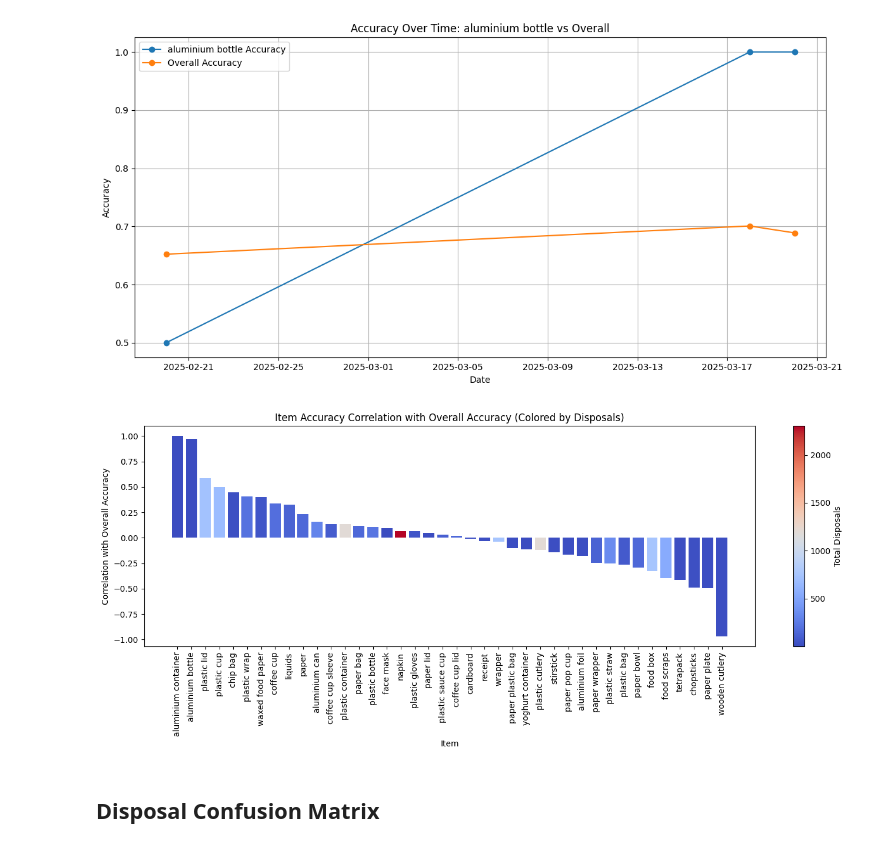
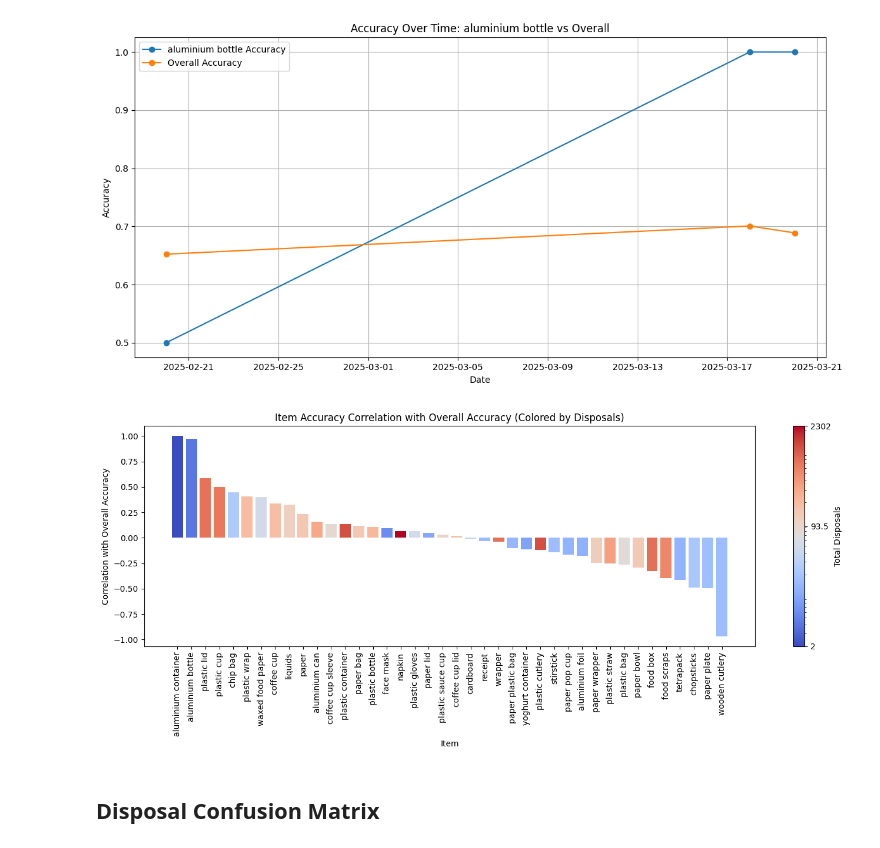
Before and after one commit to bps78/Oscar-Research-Project, a Jupyter notebook: oscar_project.ipynb, the cells around one changed output. Cells and saved outputs as stored; diff of their text form; code cells hidden in the pictures.

Commit message:
Updated Accuracy Correlation Visual

```diff
--- a/oscar_project.ipynb
+++ b/oscar_project.ipynb
@@ -344,34 +345,39 @@ plt.show()
 # %%
 summary = item_daily.groupby('Item').agg({
     'Correlation': 'first',
     'Disposals': 'sum'
 }).reset_index()
 
 # Drop rows where correlation is 0 or NaN
 summary = summary[(summary['Correlation'] != 0) & (~summary['Correlation'].isna())]
 
 # Sort by correlation
 summary = summary.sort_values('Correlation', ascending=False)
 
 # Normalize disposals for colormap
-norm = plt.Normalize(summary['Disposals'].min(), summary['Disposals'].max())
+norm = LogNorm(vmin=summary['Disposals'].min(), vmax=summary['Disposals'].max())
 cmap = plt.cm.coolwarm
 colors = cmap(norm(summary['Disposals']))
 
 
 fig, ax = plt.subplots(figsize=(14, 6))
 bars = ax.bar(summary['Item'], summary['Correlation'], color=colors)
+ax.set_xticks(range(len(summary['Item'])))
 ax.set_xticklabels(summary['Item'], rotation=90)
 ax.set_xlabel('Item')
 ax.set_ylabel('Correlation with Overall Accuracy')
 ax.set_title('Item Accuracy Correlation with Overall Accuracy (Colored by Disposals)')
+
 sm = plt.cm.ScalarMappable(cmap=cmap, norm=norm)
 sm.set_array([])
-fig.colorbar(sm, label='Total Disposals', ax=ax)
+cbar = fig.colorbar(sm, label='Total Disposals', ax=ax)
+cbar.set_ticks([summary['Disposals'].min(), summary['Disposals'].median(), summary['Disposals'].max()])
+cbar.set_ticklabels([summary['Disposals'].min(), summary['Disposals'].median(), summary['Disposals'].max()])
+
 plt.tight_layout()
 plt.show()
 # %% [output]
-[figure, old version]
+[figure, new version]
 # %% [markdown]
 ## Disposal Confusion Matrix
 # %%
```
Also changed, not shown: parts of 1 cell of this notebook.
